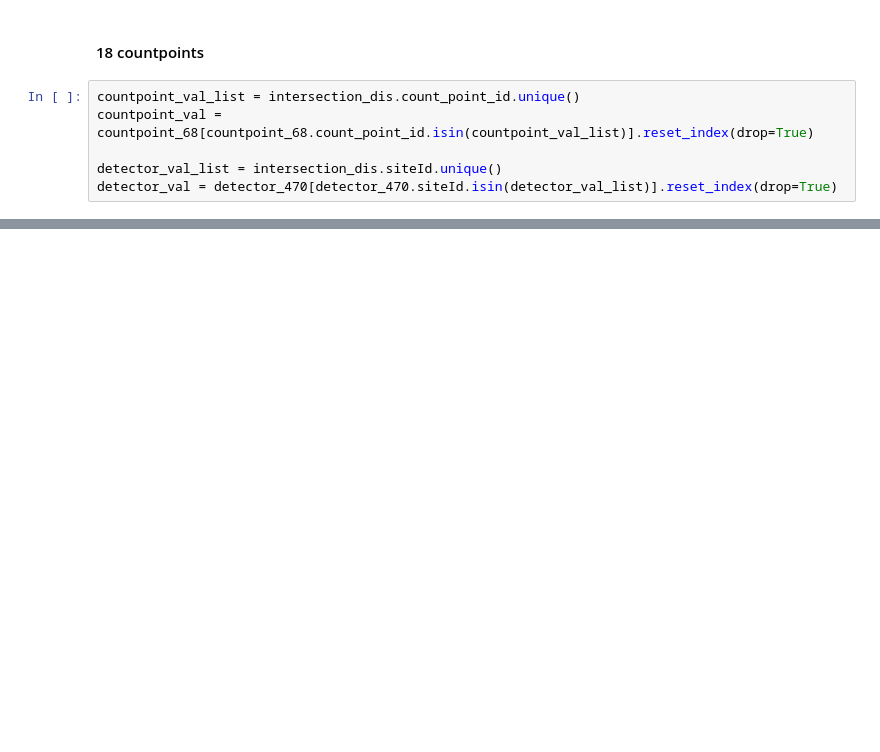
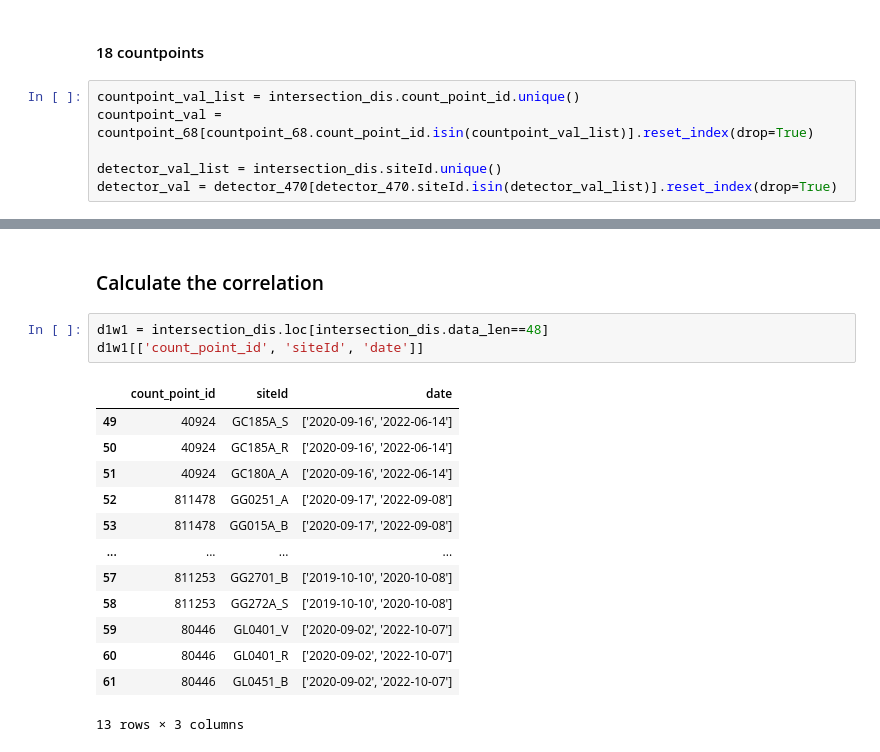
Before and after one commit to YueLi-0816/data_paper, a Jupyter notebook: Traffic_counts_read.ipynb, the cells around one changed output, grey strips where cells are left out. Drawn from its saved outputs; the diff is of its cells as text; blank space fills up the shorter version.

```diff
--- a/Traffic_counts_read.ipynb
+++ b/Traffic_counts_read.ipynb
@@ -256,3 +258,22 @@ folium.LayerControl().add_to(m)
 m
 # %% [output]
 [interactive output not drawn]
+# %% [markdown]
+### Calculate the correlation
+# %%
+d1w1 = intersection_dis.loc[intersection_dis.data_len==48]
+d1w1[['count_point_id', 'siteId', 'date']]
+# %% [output]
+|  | count_point_id | siteId | date |
+| 49 | 40924 | GC185A_S | ['2020-09-16', '2022-06-14'] |
+| 50 | 40924 | GC185A_R | ['2020-09-16', '2022-06-14'] |
+| 51 | 40924 | GC180A_A | ['2020-09-16', '2022-06-14'] |
+| 52 | 811478 | GG0251_A | ['2020-09-17', '2022-09-08'] |
+| 53 | 811478 | GG015A_B | ['2020-09-17', '2022-09-08'] |
+| ... | ... | ... | ... |
+| 57 | 811253 | GG2701_B | ['2019-10-10', '2020-10-08'] |
+| 58 | 811253 | GG272A_S | ['2019-10-10', '2020-10-08'] |
+| 59 | 80446 | GL0401_V | ['2020-09-02', '2022-10-07'] |
+| 60 | 80446 | GL0401_R | ['2020-09-02', '2022-10-07'] |
+| 61 | 80446 | GL0451_B | ['2020-09-02', '2022-10-07'] |
+13 rows × 3 columns
```
Also changed, not shown: parts of 14 cells of this notebook.
